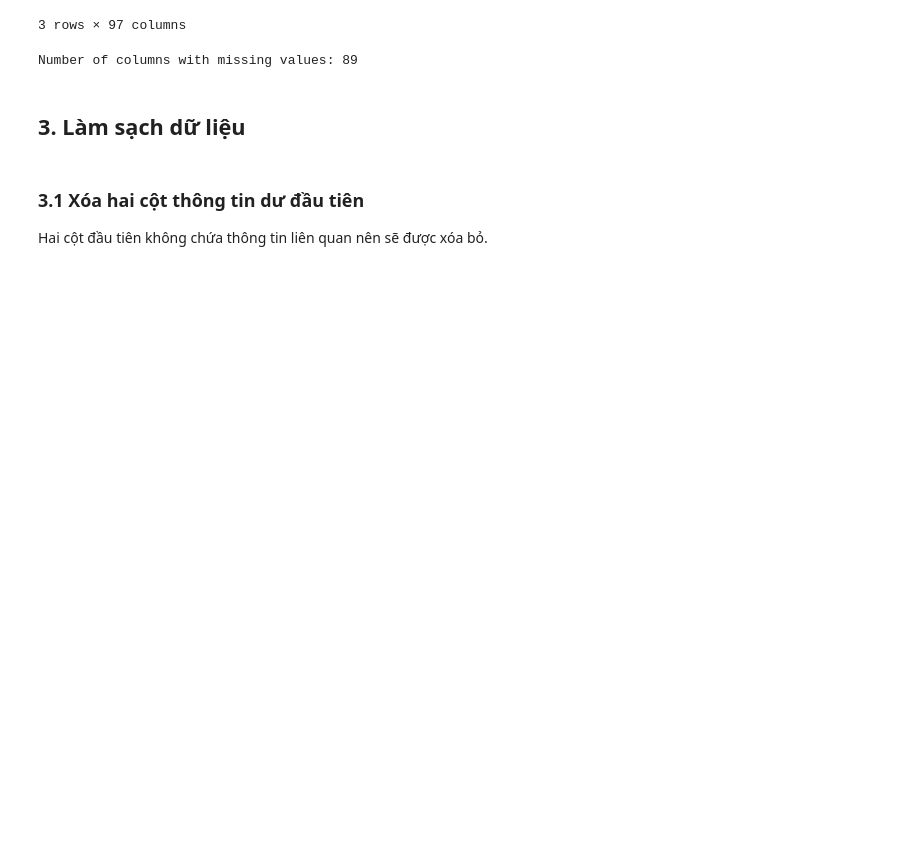
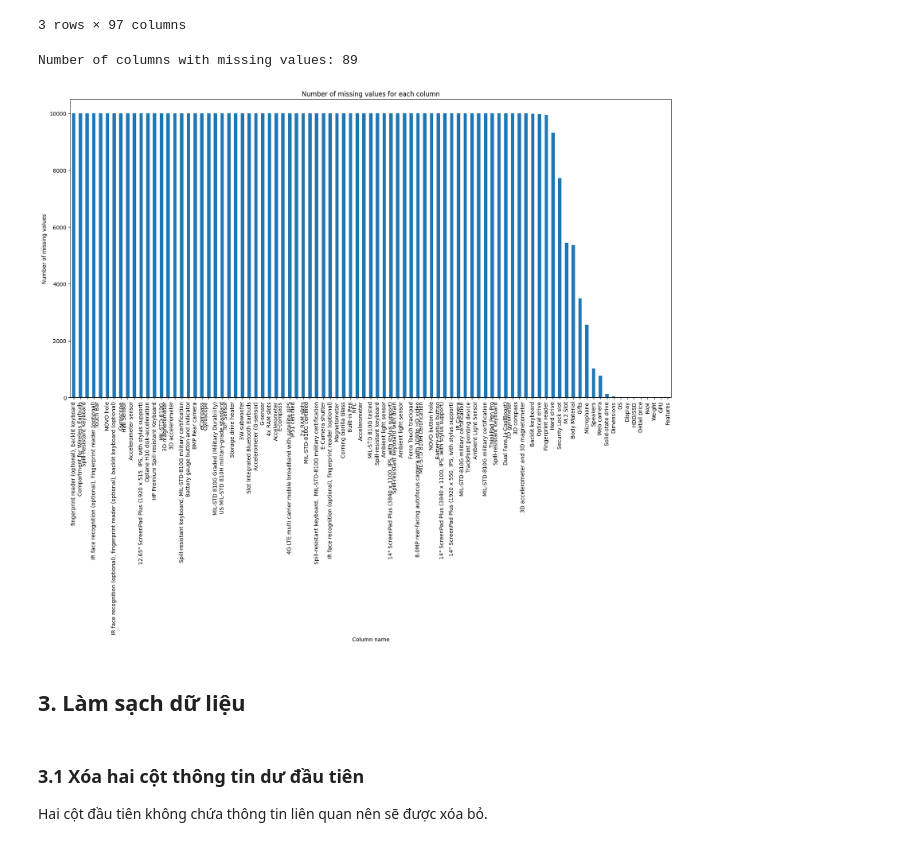
Before and after one commit to vm7608/DS-Final-Predict-Laptop-Price, a Jupyter notebook: khdl_10k/data_cleaning.ipynb, the cells around one changed output. Cells and saved outputs as stored; diff of their text form; code cells hidden in the pictures; blank space fills up the shorter version.

```diff
--- a/khdl_10k/data_cleaning.ipynb
+++ b/khdl_10k/data_cleaning.ipynb
@@ -37,6 +60,15 @@ col_nan_count = data_detail.isnull().sum()
 print('Number of columns with missing values:', len(col_nan_count[col_nan_count > 0]))
 # %% [output]
 Number of columns with missing values: 89
+# %%
+# plot number of missing values for each column with x axis is column name and y axis is number of missing values and sort by number of missing values
+col_nan_count[col_nan_count > 0].sort_values(ascending=False).plot(kind='bar', figsize=(20, 10))
+plt.title('Number of missing values for each column')
+plt.xlabel('Column name')
+plt.ylabel('Number of missing values')
+plt.show()
+# %% [output]
+[figure, added]
 # %% [markdown]
 ## 3. Làm sạch dữ liệu
 # %% [markdown]
```
Also changed, not shown: parts of 79 cells of this notebook, 35 other files.
